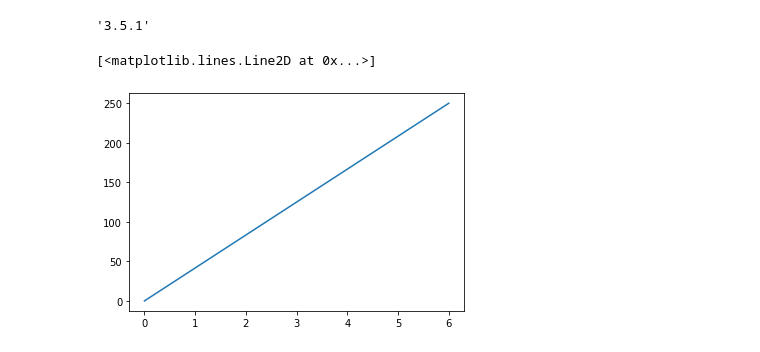
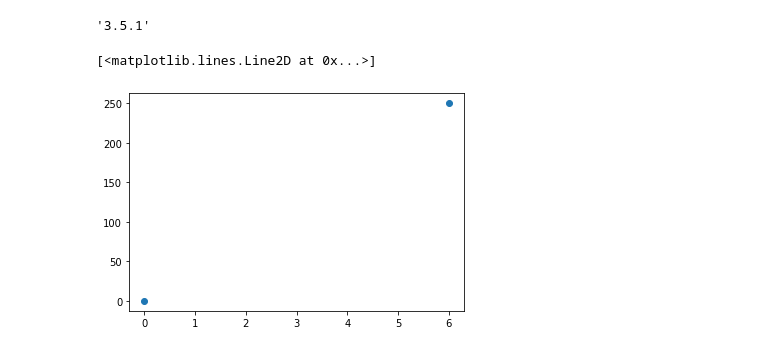
Before and after one commit to vanhuycx/test_code, a Jupyter notebook: test.ipynb, the cells around one changed output. Saved outputs shown, nothing was run; the diff lists cells and outputs as text; code cells hidden in the pictures.

Commit message:
Plot the marker

```diff
--- a/test.ipynb
+++ b/test.ipynb
@@ -234,8 +234,8 @@ matplotlib.__version__
 # %%
 xpoints = np.array([0, 6])
 ypoints = np.array([0, 250])
 
-plt.plot(xpoints, ypoints)
+plt.plot(xpoints, ypoints,'o')
 # %% [output]
 [<matplotlib.lines.Line2D at 0x...>]
-[figure, old version]
+[figure, new version]
```
